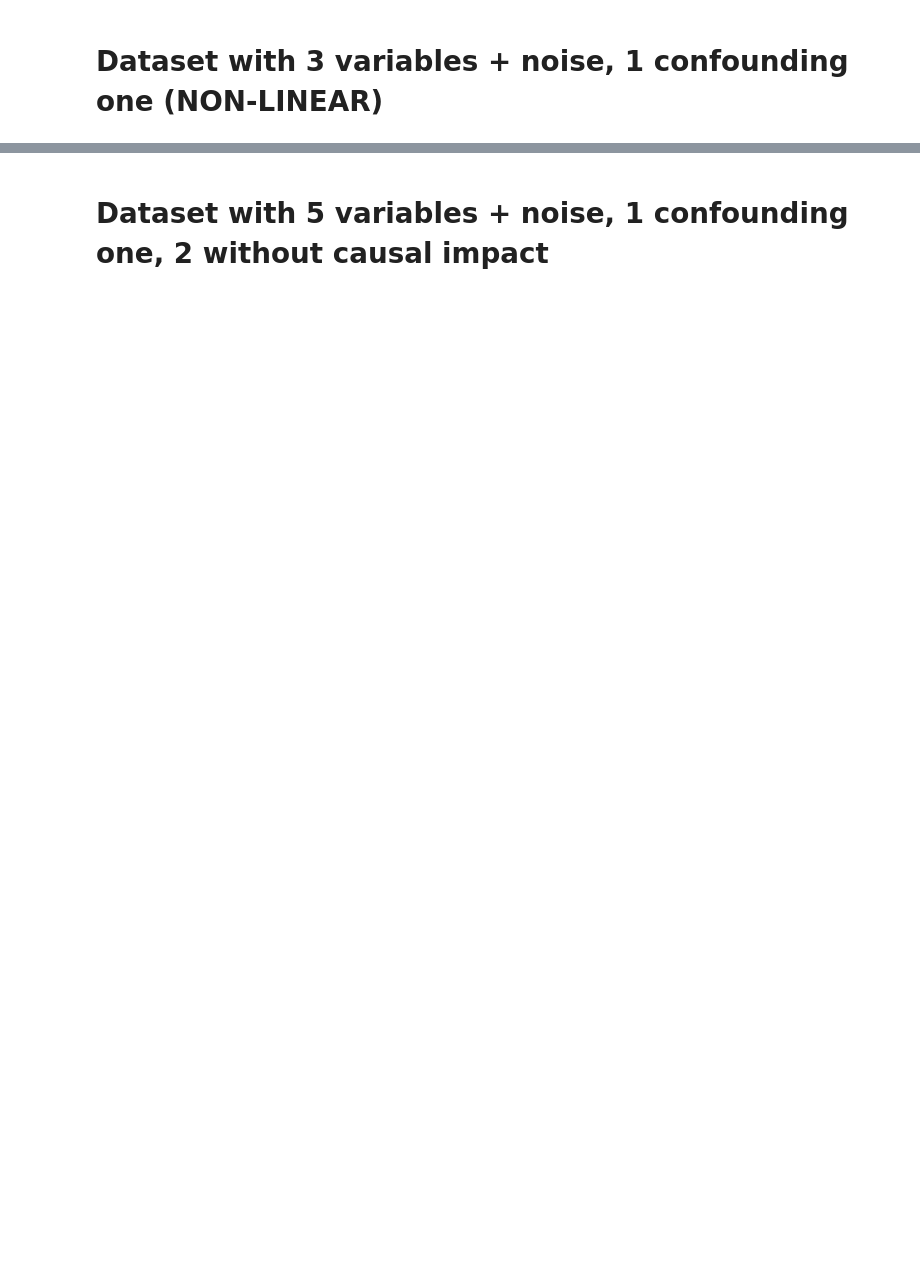
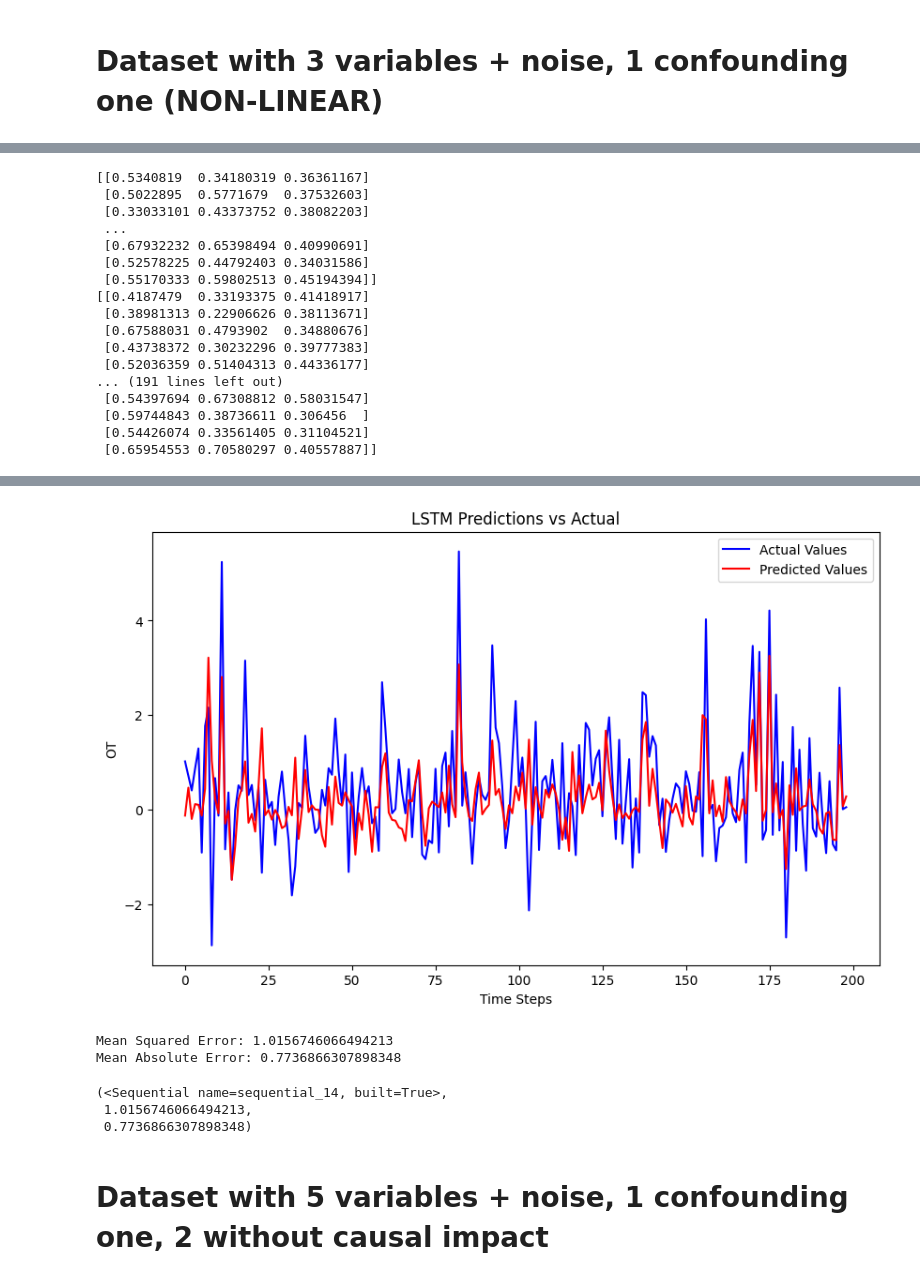
Before and after one commit to feschouw/Master_Thesis, a Jupyter notebook: Datasets/data_for_autoformer.ipynb, the cells around one changed output, grey strips where cells are left out. Saved outputs shown, nothing was run; the diff lists cells and outputs as text; code cells hidden in the pictures; blank space fills up the shorter version.

```diff
--- a/Datasets/data_for_autoformer.ipynb
+++ b/Datasets/data_for_autoformer.ipynb
@@ -151,0 +356,20 @@ Mean Absolute Error: 0.8707738206614231
+# %%
+run_lstm(data_df_simple_nonlinear, ['0', '1'], 'OT', look_back=1, test_ratio=0.2, epochs=50, batch_size=1)
+# %% [output]
+[[0.5340819  0.34180319 0.36361167]
+ [0.5022895  0.5771679  0.37532603]
+ [0.33033101 0.43373752 0.38082203]
+ ...
+ [0.67932232 0.65398494 0.40990691]
+ [0.52578225 0.44792403 0.34031586]
+ [0.55170333 0.59802513 0.45194394]]
+[[0.4187479  0.33193375 0.41418917]
+ [0.38981313 0.22906626 0.38113671]
+ [0.67588031 0.4793902  0.34880676]
+ [0.43738372 0.30232296 0.39777383]
+ [0.52036359 0.51404313 0.44336177]
+... (191 lines left out)
+ [0.54397694 0.67308812 0.58031547]
+ [0.59744843 0.38736611 0.306456  ]
+ [0.54426074 0.33561405 0.31104521]
+ [0.65954553 0.70580297 0.40557887]]
@@ -152,3 +393,9 @@ Mean Absolute Error: 0.8707738206614231
+[figure, added]
+Mean Squared Error: 1.0156746066494213
+Mean Absolute Error: 0.7736866307898348
+(<Sequential name=sequential_14, built=True>,
+ 1.0156746066494213,
+ 0.7736866307898348)
 # %% [markdown]
 # Dataset with 5 variables + noise, 1 confounding one, 2 without causal impact
 # %%
```
Also changed, not shown: parts of 11 cells of this notebook, 3 other files.
